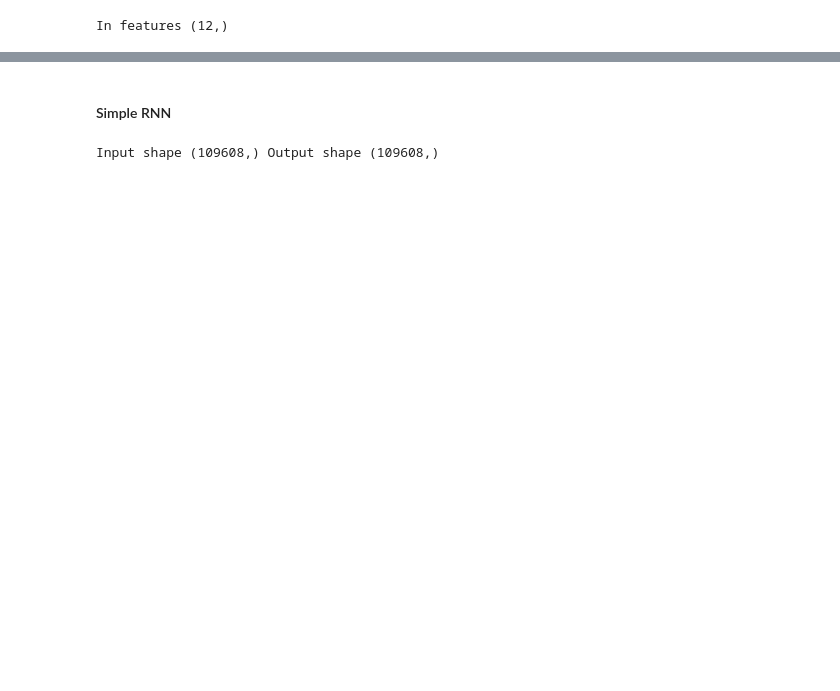
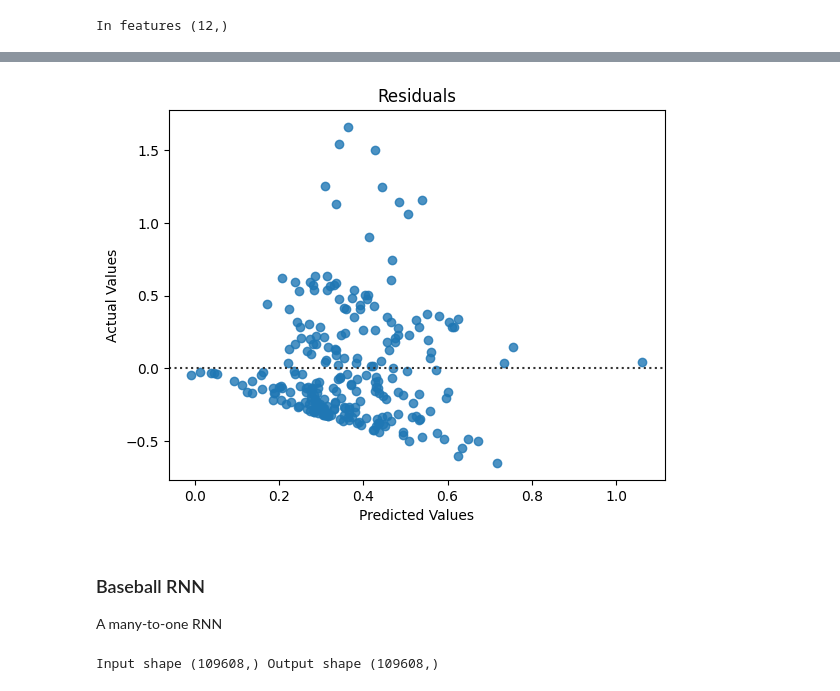
Before and after one commit to zybecker/DS-5500, a Jupyter notebook: RNN_Model.ipynb, the cells around one changed output, grey strips where cells are left out. Cells and saved outputs as stored; diff of their text form; code cells hidden in the pictures; blank space fills up the shorter version.

```diff
--- a/RNN_Model.ipynb
+++ b/RNN_Model.ipynb
@@ -311,7 +406,21 @@ Epoch 19, Loss: 0.1311
-# %% [markdown]
-#### Simple RNN
-# %%
-DEVICE = torch.device("mps" if torch.backends.mps.is_built() else "cpu")
+# %%
+import seaborn as sns
+n_samples = 250
+
+real_ys = [dat[1].item() for i, dat in enumerate(MLP_dataset) if i < n_samples]
+mlp_ys = [simple_baseball_mlp(dat[0].to(DEVICE)).item() for i, dat in enumerate(MLP_dataset) if i < n_samples]
+
+plt.title("Residuals")
+plt.ylabel("Actual Values")
+plt.xlabel("Predicted Values")
+sns.residplot(x=mlp_ys, y=real_ys)
+plt.show()
+# %% [output]
+[figure, added]
+# %% [markdown]
+### Baseball RNN
+
+A many-to-one RNN
 # %%
 input_vals = np.array(X_tuple)
 print("Input shape", input_vals.shape, "Output shape", ys.shape)
```
Also changed, not shown: parts of 22 cells of this notebook, 1 other file.
